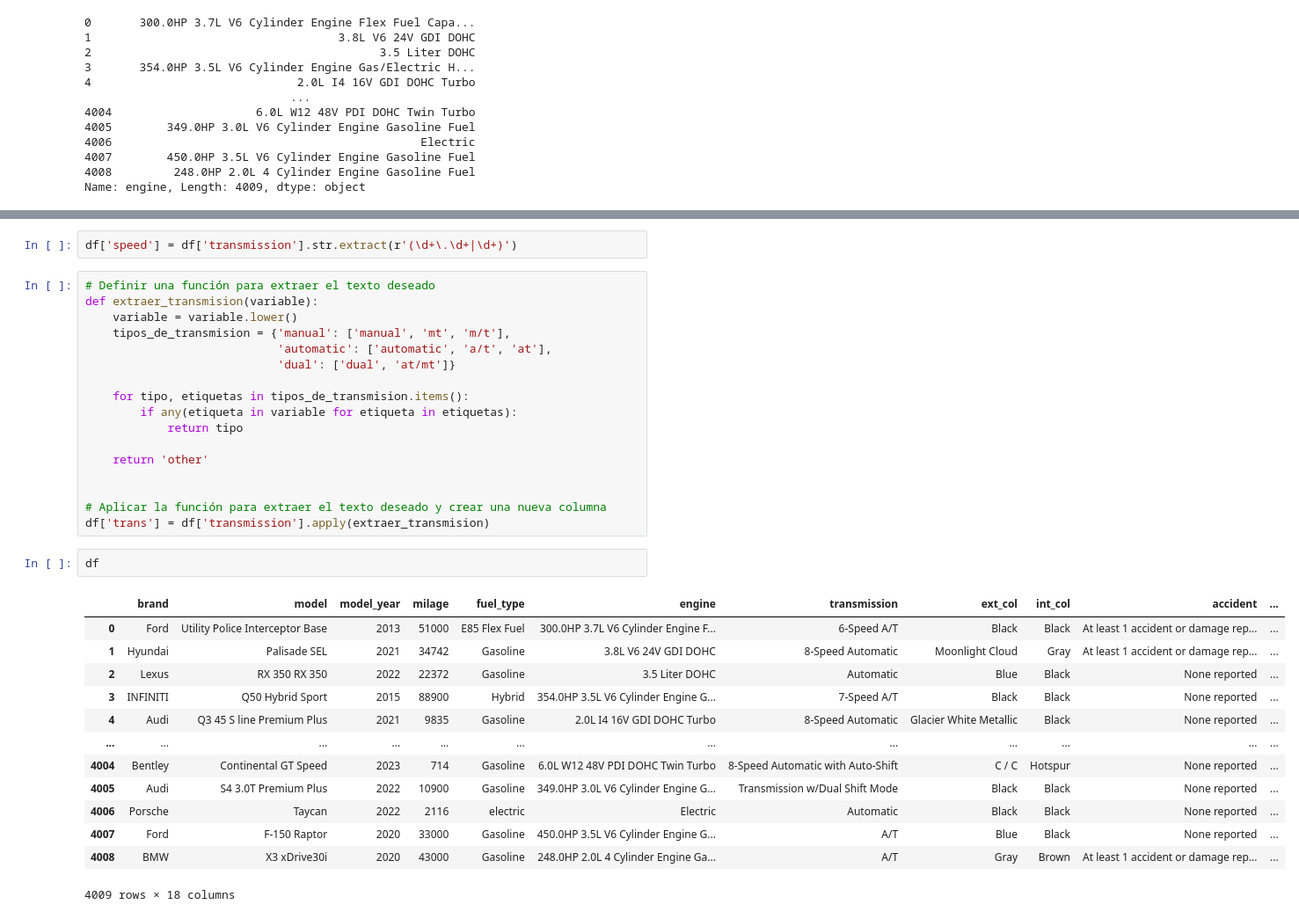
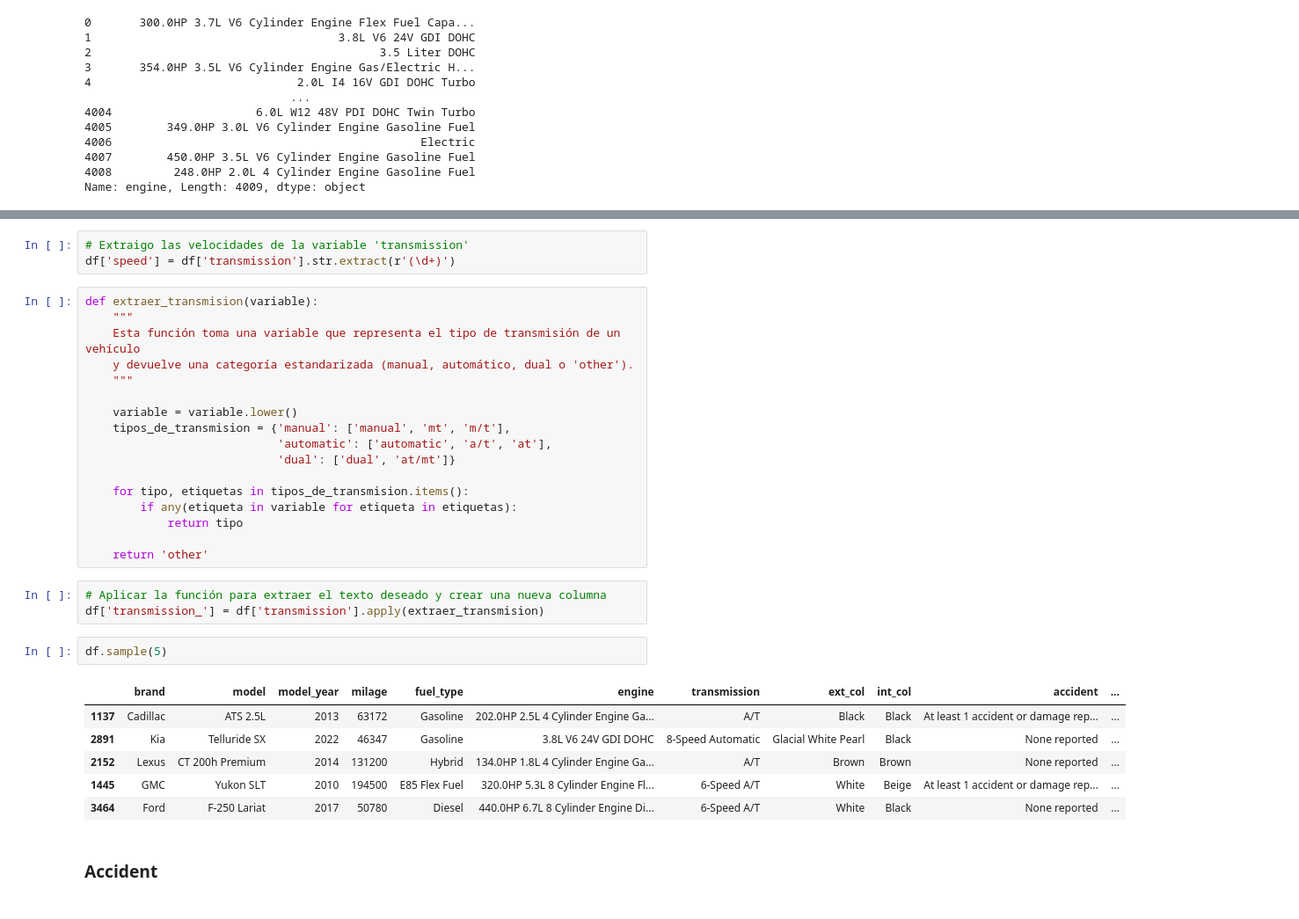
Before and after one commit to PabloJRW/used-car-price-prediction, a Jupyter notebook: notebooks/EDA.ipynb, the cells around one changed output, grey strips where cells are left out. Shown: that part at 88% size. Saved outputs shown, nothing was run; the diff lists cells and outputs as text.

```diff
--- a/notebooks/EDA.ipynb
+++ b/notebooks/EDA.ipynb
@@ -262,10 +334,15 @@ array(['6-Speed A/T', '8-Speed Automatic', 'Automatic', '7-Speed A/T',
        'SCHEDULED FOR OR IN PRODUCTION', '2-Speed A/T', '6 Speed Mt',
        '8-Speed Manual'], dtype=object)
 # %%
-df['speed'] = df['transmission'].str.extract(r'(\d+\.\d+|\d+)')
+# Extraigo las velocidades de la variable 'transmission'
+df['speed'] = df['transmission'].str.extract(r'(\d+)')
 # %%
-# Definir una función para extraer el texto deseado
 def extraer_transmision(variable):
+    """
+    Esta función toma una variable que representa el tipo de transmisión de un vehículo
+    y devuelve una categoría estandarizada (manual, automático, dual o 'other').
+    """
+
     variable = variable.lower()
     tipos_de_transmision = {'manual': ['manual', 'mt', 'm/t'],
                             'automatic': ['automatic', 'a/t', 'at'],
@@ -276,23 +353,17 @@ def extraer_transmision(variable):
             return tipo
 
     return 'other'
-
-
-# Aplicar la función para extraer el texto deseado y crear una nueva columna
-df['trans'] = df['transmission'].apply(extraer_transmision)
+# %%
+# Aplicar la función para extraer el texto deseado y crear una nueva columna
+df['transmission_'] = df['transmission'].apply(extraer_transmision)
 # %%
-df
+df.sample(5)
 # %% [output]
 |  | brand | model | model_year | milage | fuel_type | engine | transmission | ext_col | int_col | accident | ... |
-| 0 | Ford | Utility Police Interceptor Base | 2013 | 51000 | E85 Flex Fuel | 300.0HP 3.7L V6 Cylinder Engine F... | 6-Speed A/T | Black | Black | At least 1 accident or damage rep... | ... |
-| 1 | Hyundai | Palisade SEL | 2021 | 34742 | Gasoline | 3.8L V6 24V GDI DOHC | 8-Speed Automatic | Moonlight Cloud | Gray | At least 1 accident or damage rep... | ... |
-| 2 | Lexus | RX 350 RX 350 | 2022 | 22372 | Gasoline | 3.5 Liter DOHC | Automatic | Blue | Black | None reported | ... |
-| 3 | INFINITI | Q50 Hybrid Sport | 2015 | 88900 | Hybrid | 354.0HP 3.5L V6 Cylinder Engine G... | 7-Speed A/T | Black | Black | None reported | ... |
-| 4 | Audi | Q3 45 S line Premium Plus | 2021 | 9835 | Gasoline | 2.0L I4 16V GDI DOHC Turbo | 8-Speed Automatic | Glacier White Metallic | Black | None reported | ... |
-| ... | ... | ... | ... | ... | ... | ... | ... | ... | ... | ... | ... |
-| 4004 | Bentley | Continental GT Speed | 2023 | 714 | Gasoline | 6.0L W12 48V PDI DOHC Twin Turbo | 8-Speed Automatic with Auto-Shift | C / C | Hotspur | None reported | ... |
-| 4005 | Audi | S4 3.0T Premium Plus | 2022 | 10900 | Gasoline | 349.0HP 3.0L V6 Cylinder Engine G... | Transmission w/Dual Shift Mode | Black | Black | None reported | ... |
-| 4006 | Porsche | Taycan | 2022 | 2116 | electric | Electric | Automatic | Black | Black | None reported | ... |
-| 4007 | Ford | F-150 Raptor | 2020 | 33000 | Gasoline | 450.0HP 3.5L V6 Cylinder Engine G... | A/T | Blue | Black | None reported | ... |
-| 4008 | BMW | X3 xDrive30i | 2020 | 43000 | Gasoline | 248.0HP 2.0L 4 Cylinder Engine Ga... | A/T | Gray | Brown | At least 1 accident or damage rep... | ... |
+| 1137 | Cadillac | ATS 2.5L | 2013 | 63172 | Gasoline | 202.0HP 2.5L 4 Cylinder Engine Ga... | A/T | Black | Black | At least 1 accident or damage rep... | ... |
+| 2891 | Kia | Telluride SX | 2022 | 46347 | Gasoline | 3.8L V6 24V GDI DOHC | 8-Speed Automatic | Glacial White Pearl | Black | None reported | ... |
+| 2152 | Lexus | CT 200h Premium | 2014 | 131200 | Hybrid | 134.0HP 1.8L 4 Cylinder Engine Ga... | A/T | Brown | Brown | None reported | ... |
+| 1445 | GMC | Yukon SLT | 2010 | 194500 | E85 Flex Fuel | 320.0HP 5.3L 8 Cylinder Engine Fl... | 6-Speed A/T | White | Beige | At least 1 accident or damage rep... | ... |
+| 3464 | Ford | F-250 Lariat | 2017 | 50780 | Diesel | 440.0HP 6.7L 8 Cylinder Engine Di... | 6-Speed A/T | White | Black | None reported | ... |
-4009 rows × 18 columns
+# %% [markdown]
+### Accident
```
Also changed, not shown: parts of 32 cells of this notebook, 2 other files.
